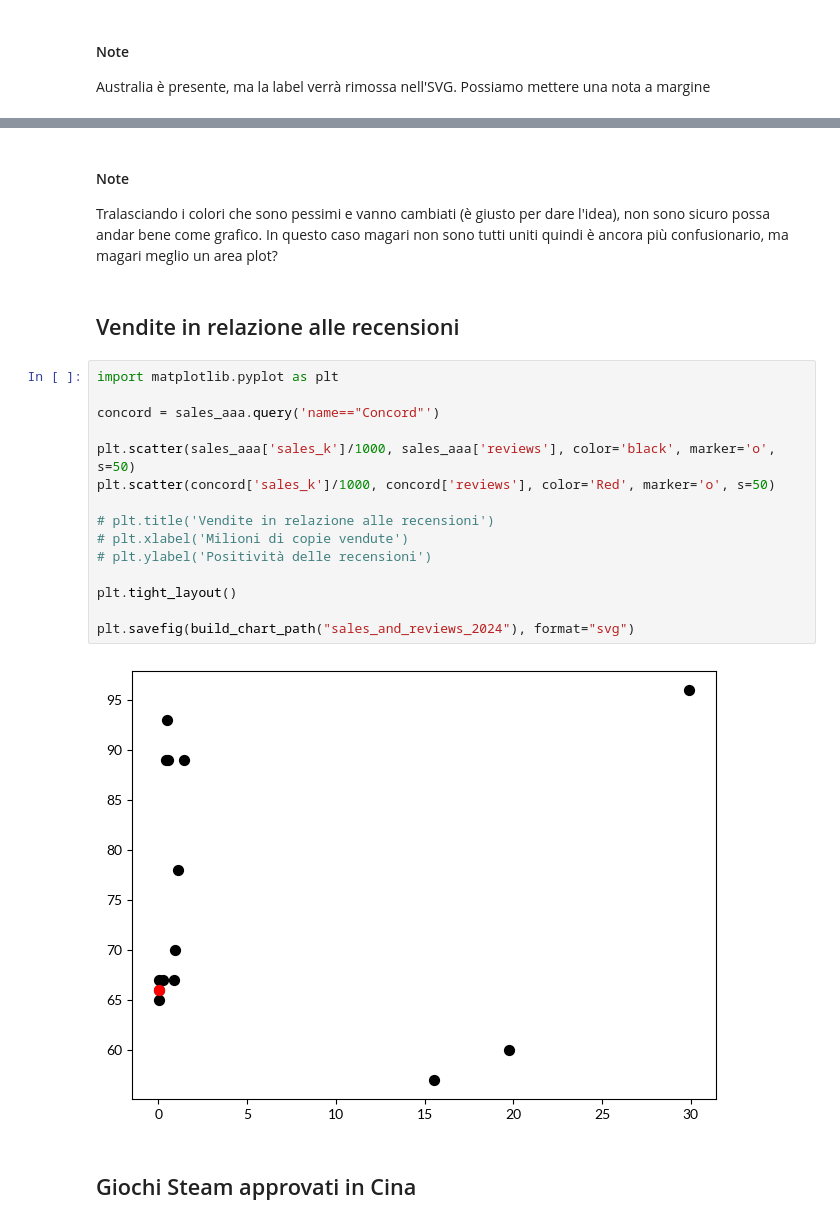
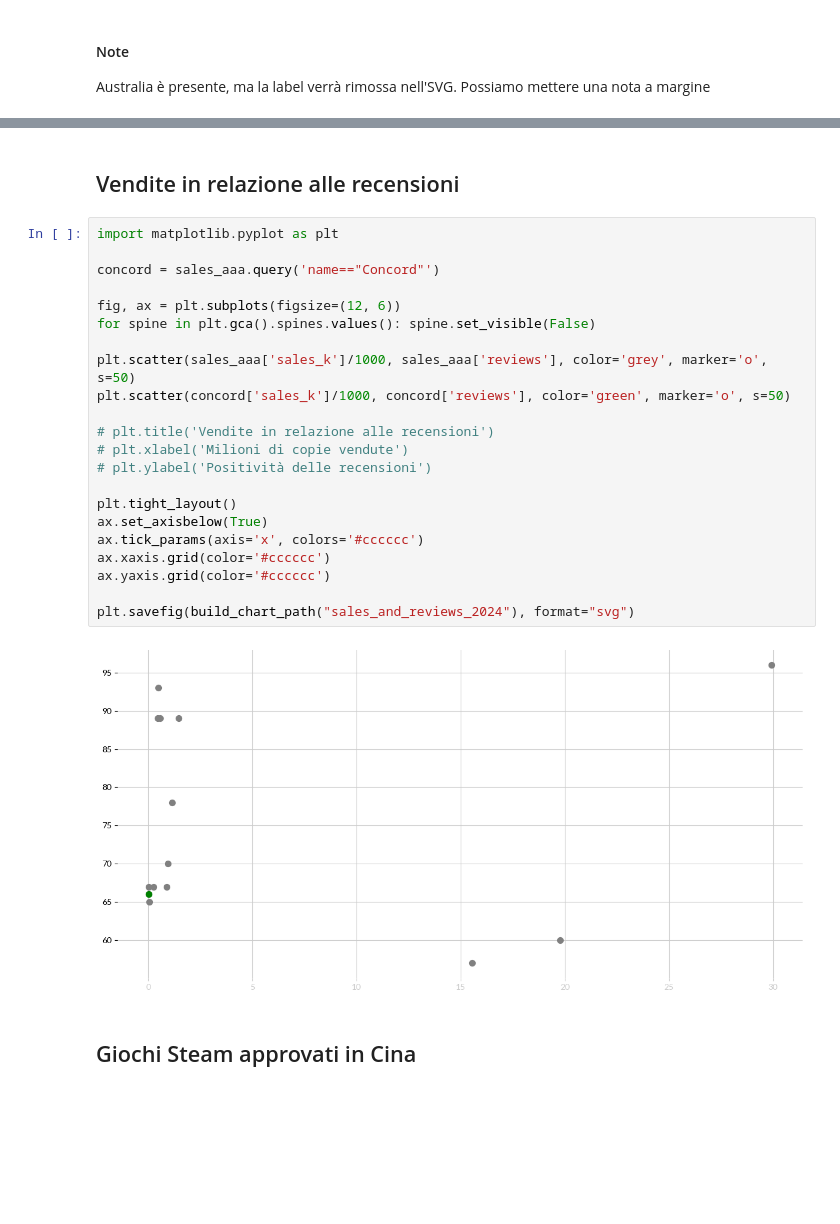
Before and after one commit to demic-dev/vs-project, a Jupyter notebook: charts.ipynb, the cells around one changed output, grey strips where cells are left out. Saved outputs shown, nothing was run; the diff lists cells and outputs as text; blank space fills up the shorter version.

```diff
--- a/charts.ipynb
+++ b/charts.ipynb
@@ -148,30 +153,32 @@ fig.show()
 fig.write_image(build_chart_path("treemap_sales_by_continent"))
 # %% [output]
 [interactive output not drawn]
-# %% [markdown]
-#### Note
-
-Tralasciando i colori che sono pessimi e vanno cambiati (è giusto per dare l'idea), non sono sicuro possa andar bene come grafico.
-In questo caso magari non sono tutti uniti quindi è ancora più confusionario, ma magari meglio un area plot?
 # %% [markdown]
 ## Vendite in relazione alle recensioni
 # %%
 import matplotlib.pyplot as plt
 
 concord = sales_aaa.query('name=="Concord"')
 
-plt.scatter(sales_aaa['sales_k']/1000, sales_aaa['reviews'], color='black', marker='o', s=50)
-plt.scatter(concord['sales_k']/1000, concord['reviews'], color='Red', marker='o', s=50)
+fig, ax = plt.subplots(figsize=(12, 6))
+for spine in plt.gca().spines.values(): spine.set_visible(False)
+
+plt.scatter(sales_aaa['sales_k']/1000, sales_aaa['reviews'], color='grey', marker='o', s=50)
+plt.scatter(concord['sales_k']/1000, concord['reviews'], color='green', marker='o', s=50)
 
 # plt.title('Vendite in relazione alle recensioni')
 # plt.xlabel('Milioni di copie vendute')
 # plt.ylabel('Positività delle recensioni')
 
 plt.tight_layout()
+ax.set_axisbelow(True)
+ax.tick_params(axis='x', colors='#cccccc')
+ax.xaxis.grid(color='#cccccc')
+ax.yaxis.grid(color='#cccccc')
 
 plt.savefig(build_chart_path("sales_and_reviews_2024"), format="svg")
 # %% [output]
-[figure, old version]
+[figure, new version]
 # %% [markdown]
 ## Giochi Steam approvati in Cina
 # %%
```
Also changed, not shown: parts of 10 cells of this notebook, 15 other files.
